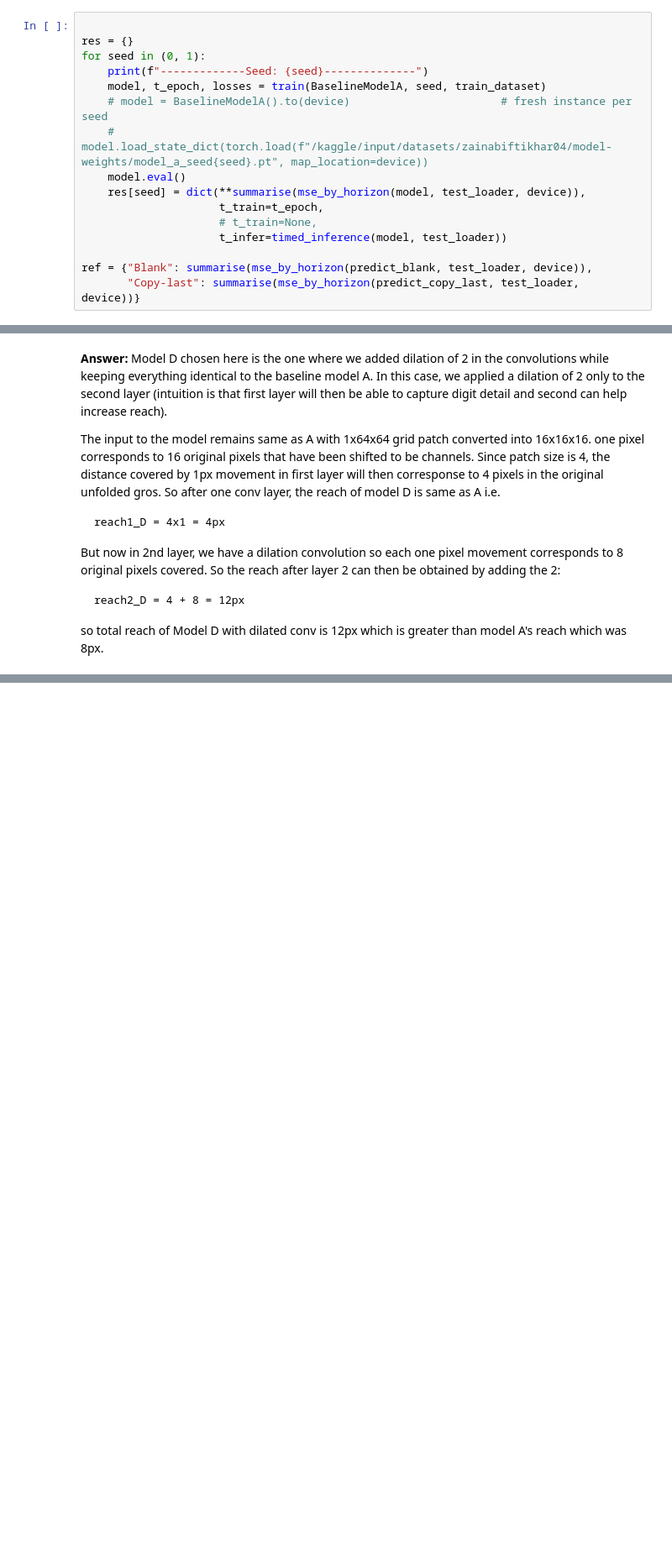
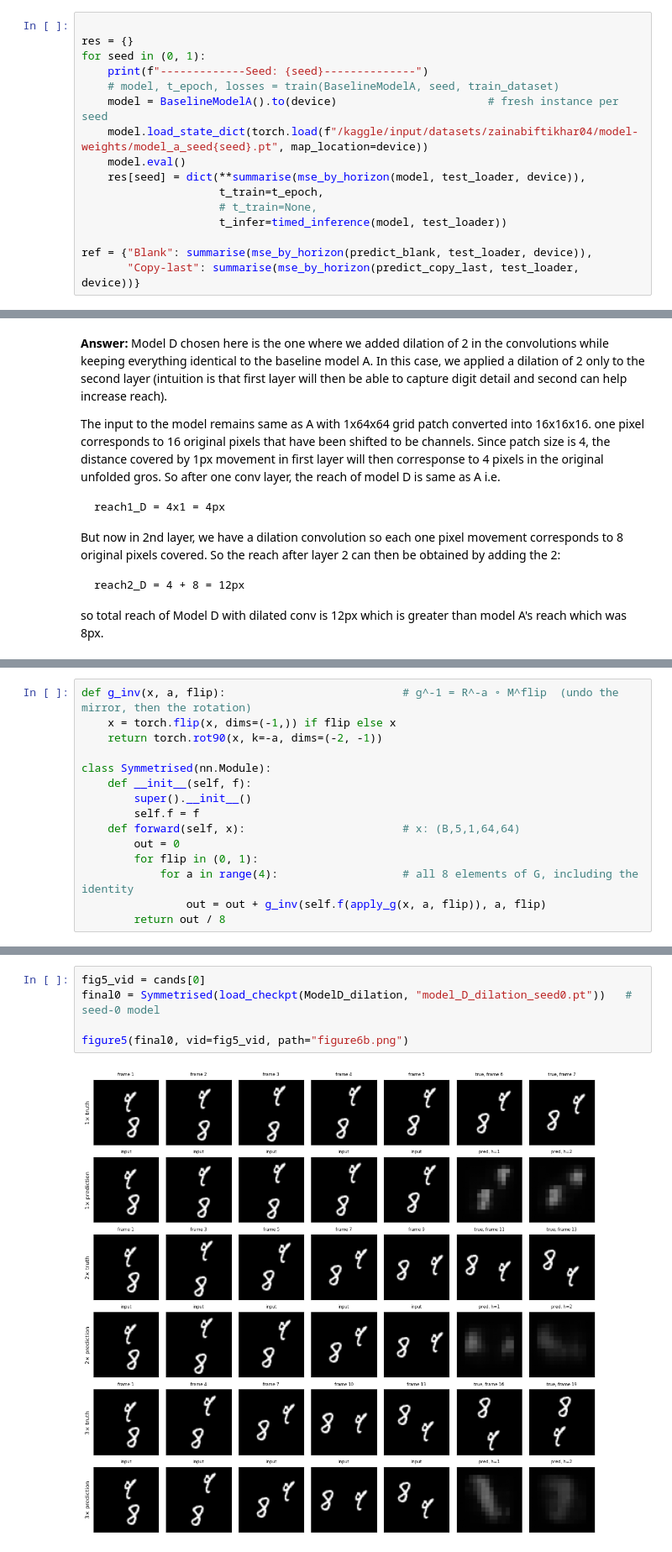
Before and after one commit to ZainabIftikhar1204/DL-for-Space-Time-and-Graphs---Assignment-2, a Jupyter notebook: Ques2.ipynb, the cells around one changed output, grey strips where cells are left out. Shown at 84% size. Cells and saved outputs as stored; diff of their text form; blank space fills up the shorter version.

```diff
--- a/Ques2.ipynb
+++ b/Ques2.ipynb
@@ -727,9 +727,9 @@ test_loader = DataLoader(EvalDataset(test_dataset), batch_size=32, shuffle=False
 res = {}
 for seed in (0, 1):
     print(f"-------------Seed: {seed}--------------")
-    model, t_epoch, losses = train(BaselineModelA, seed, train_dataset)
-    # model = BaselineModelA().to(device)                       # fresh instance per seed
-    # model.load_state_dict(torch.load(f"/kaggle/input/datasets/zainabiftikhar04/model-weights/model_a_seed{seed}.pt", map_location=device))
+    # model, t_epoch, losses = train(BaselineModelA, seed, train_dataset)
+    model = BaselineModelA().to(device)                       # fresh instance per seed
+    model.load_state_dict(torch.load(f"/kaggle/input/datasets/zainabiftikhar04/model-weights/model_a_seed{seed}.pt", map_location=device))
     model.eval()
     res[seed] = dict(**summarise(mse_by_horizon(model, test_loader, device)),
                      t_train=t_epoch,
@@ -1438,0 +1477,15 @@ so total reach of Model D with dilated conv is 12px which is greater than model
+# %%
+def g_inv(x, a, flip):                           # g^-1 = R^-a ∘ M^flip  (undo the mirror, then the rotation)
+    x = torch.flip(x, dims=(-1,)) if flip else x
+    return torch.rot90(x, k=-a, dims=(-2, -1))
+
+class Symmetrised(nn.Module):
+    def __init__(self, f):
+        super().__init__()
+        self.f = f
+    def forward(self, x):                        # x: (B,5,1,64,64)
+        out = 0
+        for flip in (0, 1):
+            for a in range(4):                   # all 8 elements of G, including the identity
+                out = out + g_inv(self.f(apply_g(x, a, flip)), a, flip)
+        return out / 8
@@ -1440,0 +1568,7 @@ so total reach of Model D with dilated conv is 12px which is greater than model
+# %%
+fig5_vid = cands[0]
+final0 = Symmetrised(load_checkpt(ModelD_dilation, "model_D_dilation_seed0.pt"))   # seed-0 model
+
+figure5(final0, vid=fig5_vid, path="figure6b.png")
+# %% [output]
+[figure, added]
```
Also changed, not shown: parts of 21 cells of this notebook.
